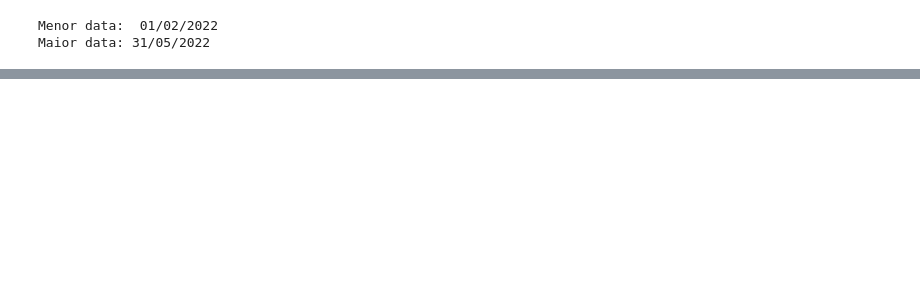
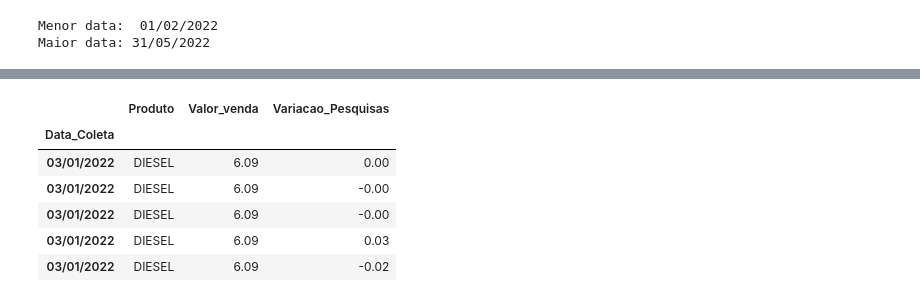
Before and after one commit to OdairDias/Projeto-Arima, a Jupyter notebook: modelo.ipynb, the cells around one changed output, grey strips where cells are left out. Cells and saved outputs as stored; diff of their text form; code cells hidden in the pictures; blank space fills up the shorter version.

```diff
--- a/modelo.ipynb
+++ b/modelo.ipynb
@@ -235,0 +237,10 @@ dados_diesel= pd.merge(dados_diesel, retorno_dentropesquisas, how = 'inner', on
+# %%
+dados_diesel.head()
+# %% [output]
+|  | Produto | Valor_venda | Variacao_Pesquisas |
+| Data_Coleta |  |  |  |
+| 03/01/2022 | DIESEL | 6.09 | 0.00 |
+| 03/01/2022 | DIESEL | 6.09 | -0.00 |
+| 03/01/2022 | DIESEL | 6.09 | -0.00 |
+| 03/01/2022 | DIESEL | 6.09 | 0.03 |
+| 03/01/2022 | DIESEL | 6.09 | -0.02 |
```
Also changed, not shown: parts of 11 cells of this notebook, 1 other file.
